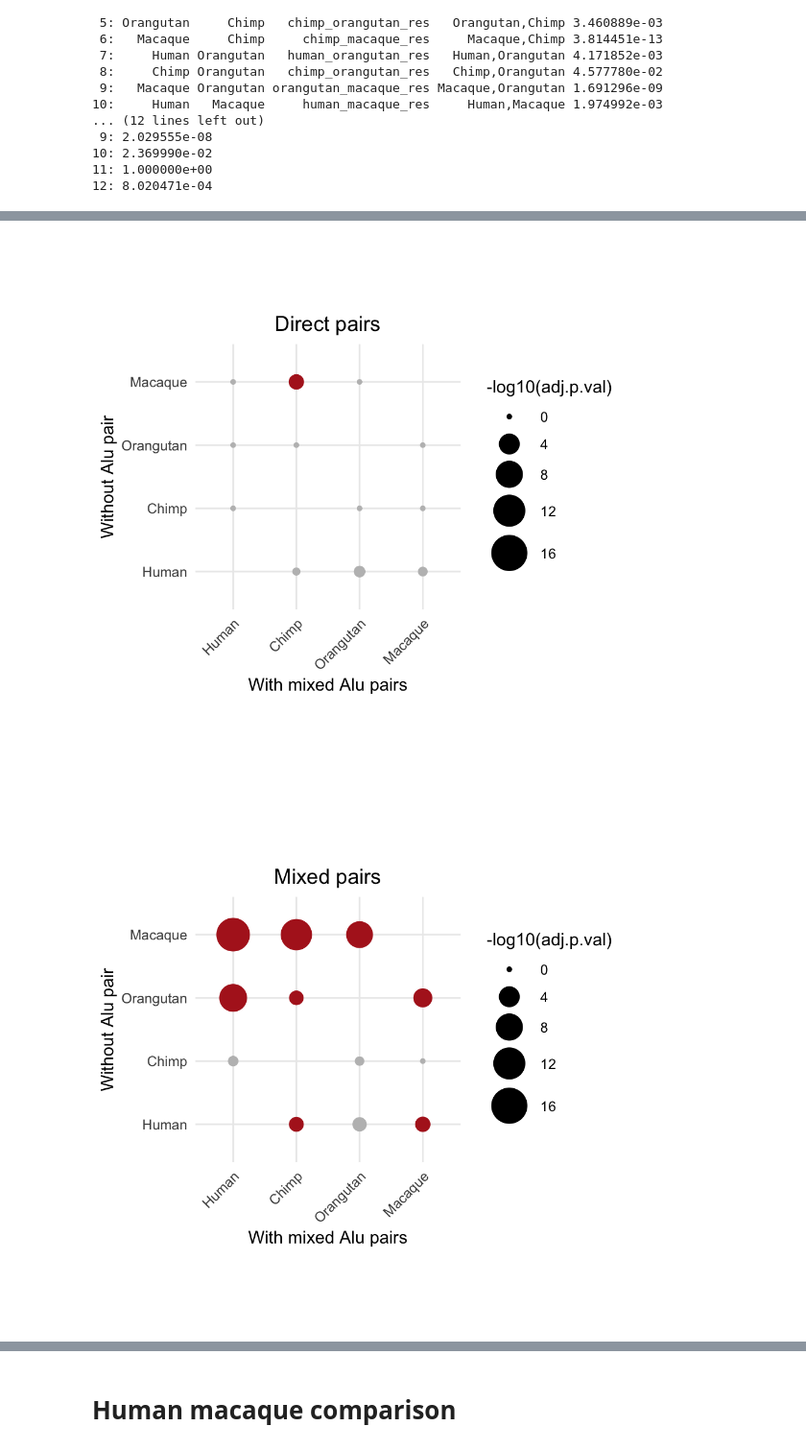
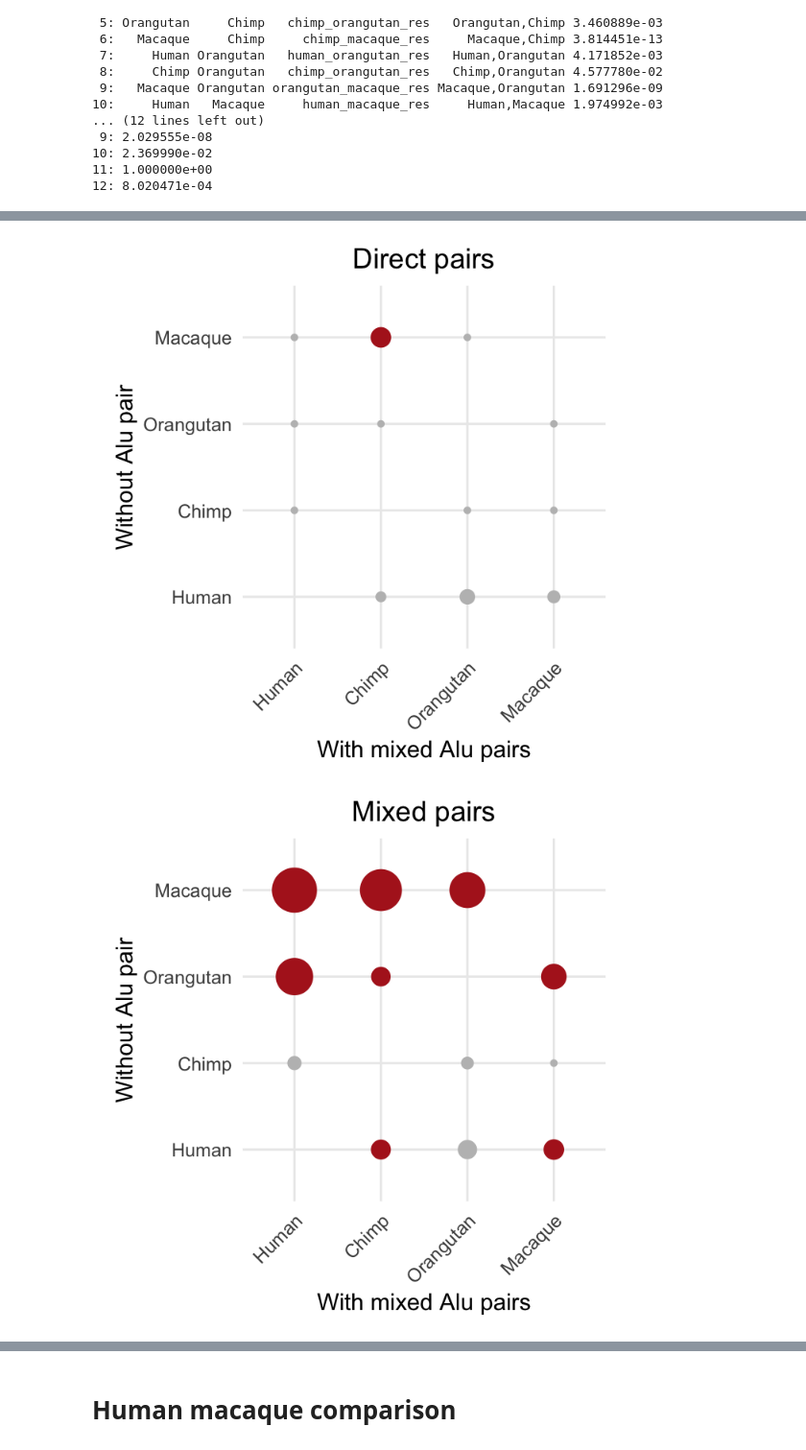
Before and after one commit to Hyunbeen-Lee/RNA_Alu_paper_figure, a Jupyter notebook: Notebooks/Figure2.ipynb, the cells around one changed output, grey strips where cells are left out. Shown at 96% size. Saved outputs shown, nothing was run; the diff lists cells and outputs as text; code cells hidden in the pictures.

```diff
--- a/Notebooks/Figure2.ipynb
+++ b/Notebooks/Figure2.ipynb
@@ -577,13 +575,13 @@ pairwise_inverted
 # %%
-%%R -w 4.7 -h 4.7 --units in -r 200
+%%R -w 3.5 -h 3.5 --units in -r 200
 
 pairwise_direct <- plot_pairwise_dot(pairwise_results.direct, "Direct pairs")
-pairwise_direct
+pairwise_direct + theme(legend.position = "none")
 # %% [output]
-[figure, old version]
+[figure, new version]
 # %%
-%%R -w 4.7 -h 4.7 --units in -r 200
+%%R -w 3.5 -h 3.5 --units in -r 200
 
-plot_pairwise_dot(pairwise_results.mixed, "Mixed pairs")
+plot_pairwise_dot(pairwise_results.mixed, "Mixed pairs") + theme(legend.position = "none")
 # %% [output]
-[figure, old version]
+[figure, new version]
```
Also changed, not shown: parts of 19 cells of this notebook, 1 other file.
